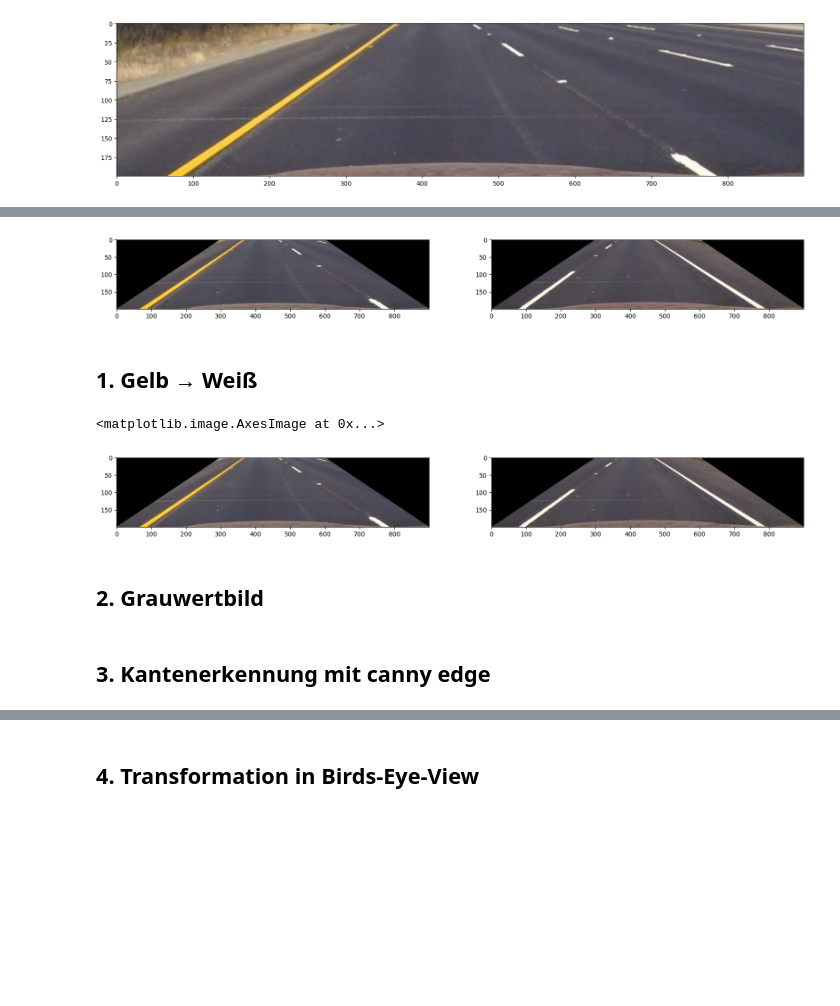
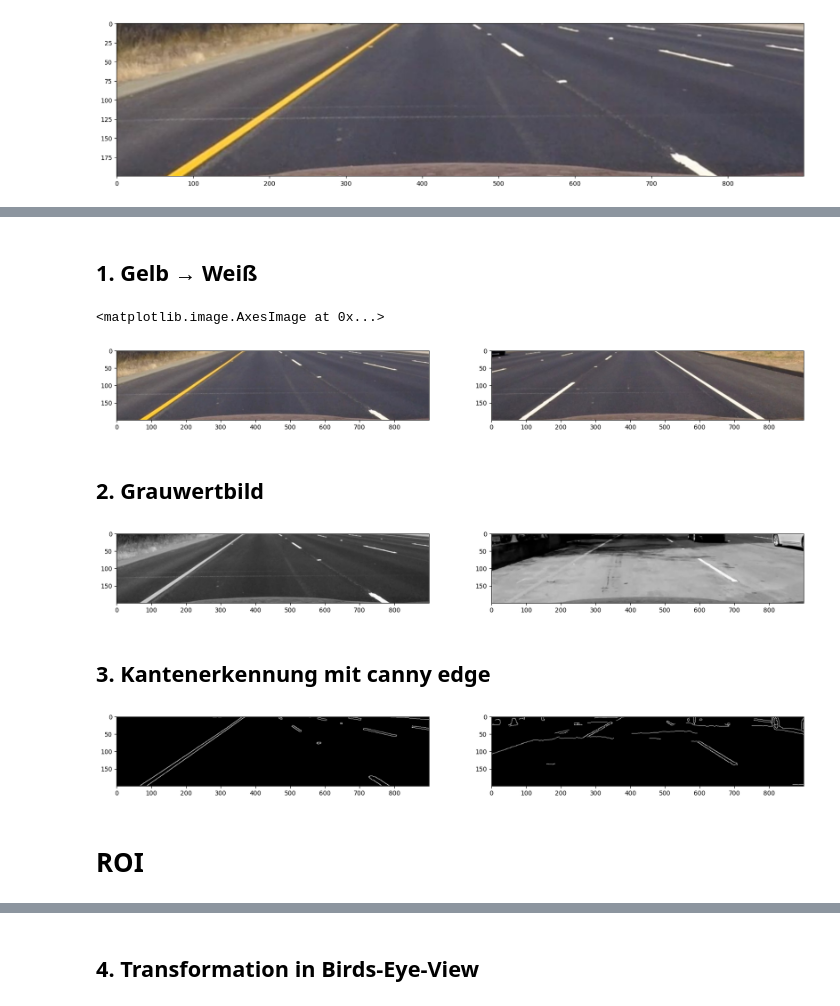
Before and after one commit to Ben-schlch/conventional_lane_detection, a Jupyter notebook: Projekt_Spurerkennung_v2.ipynb, the cells around one changed output, grey strips where cells are left out. Saved outputs shown, nothing was run; the diff lists cells and outputs as text; code cells hidden in the pictures; blank space fills up the shorter version.

```diff
--- a/Projekt_Spurerkennung_v2.ipynb
+++ b/Projekt_Spurerkennung_v2.ipynb
@@ -60,43 +39,32 @@ plt.show()
-# %%
-imgs = imgs_cut_roi
-plt.figure(figsize=(20,10))
-# display two images in a subplot
-plt.subplot(1,2,1)
-plt.imshow(imgs[0])
-plt.subplot(1,2,2)
-plt.imshow(imgs[1])
-img = img_cut_roi
-# %% [output]
-[figure, removed]
 # %% [markdown]
 ## 1. Gelb → Weiß
 # %%
 
 def yellow_to_white(img_to_change):
     img_hsv = cv.cvtColor(img_to_change, cv.COLOR_RGB2HSV)
     yellow_low = (20, 75 , 50)
     yellow_high = (40, 255, 255)
     img_yellow = cv.inRange(img_to_change, yellow_low, yellow_high)
     img_to_change[np.where(img_yellow > 0)] = (255, 255, 255)
     return img_to_change
 
 # yellow_low = (20, 75 , 75)
 # yellow_high = (40, 255, 255)
 # img_yellow = cv.inRange(img, yellow_low, yellow_high)
 img_y = yellow_to_white(img)
-imgs_y = [yellow_to_white(im) for im in imgs]
+imgs_y = [yellow_to_white(im) for im in imgs_cut]
 # img_f[np.where(img_yellow > 0)] = (0, 0, 180)
 # img_f = cv.cvtColor(img_f, cv.COLOR_HSV2RGB)
 
 
 plt.figure(figsize=(20,10))
 plt.subplot(1,2,1)
 plt.imshow(img_y)
 plt.subplot(1,2,2)
 plt.imshow(imgs_y[1])
 # %% [output]
 <matplotlib.image.AxesImage at 0x...>
-[figure, old version]
+[figure, new version]
 # %% [markdown]
 ## 2. Grauwertbild
 # %%
@@ -104,26 +72,38 @@ img_gray = cv.cvtColor(img_y, cv.COLOR_RGB2GRAY)
 imgs_gray = [cv.cvtColor(im, cv.COLOR_RGB2GRAY) for im in imgs_y]
 # imgs_gray = [cv.equalizeHist(im) for im in imgs_gray]
 # imgs_gray = [cv.adaptiveThreshold(im, 255, cv.ADAPTIVE_THRESH_MEAN_C, cv.THRESH_BINARY, 11, 2) for im in imgs_gray]
-for k, im in enumerate(imgs_gray):
-    cv.imshow(f'image {k + 1}', im)
-    cv.waitKey(0)
+# for k, im in enumerate(imgs_gray):
+#     cv.imshow(f'image {k + 1}', im)
+#     cv.waitKey(0)
 plt.figure(figsize=(20,10))
+plt.subplot(1,2,1)
 plt.imshow(img_gray, cmap='gray')
+plt.subplot(1,2,2)
+plt.imshow(imgs_gray[6], cmap='gray')
 plt.show()
+# %% [output]
+[figure, added]
 # %% [markdown]
 ## 3. Kantenerkennung mit canny edge
 # %%
-def gauss_and_canny(img):
-    img_blurred = cv.GaussianBlur(img.copy(), (5,5), cv.BORDER_DEFAULT)
+def gauss_and_canny(img_to_canny):
+    img_blurred = cv.GaussianBlur(img_to_canny.copy(), (5,5), cv.BORDER_DEFAULT)
     return cv.Canny(img_blurred, 73, 145)
 
 img_canny = gauss_and_canny(img_gray)
 imgs_canny = [gauss_and_canny(im) for im in imgs_gray]
 
 plt.figure(figsize=(20,10))
-plt.imshow(imgs_canny[3], cmap='gray')
+plt.subplot(1,2,1)
+plt.imshow(img_canny, cmap='gray')
+plt.subplot(1,2,2)
+plt.imshow(imgs_canny[6], cmap='gray')
 plt.show()
-
-for k, im in enumerate(imgs_canny):
-    cv.imshow(f'image {k + 1}', im)
-    cv.waitKey(0)
+#
+# for k, im in enumerate(imgs_canny):
+#     cv.imshow(f'image {k + 1}', im)
+#     cv.waitKey(0)
+# %% [output]
+[figure, added]
+# %% [markdown]
+# ROI
```
Also changed, not shown: parts of 4 cells of this notebook.
